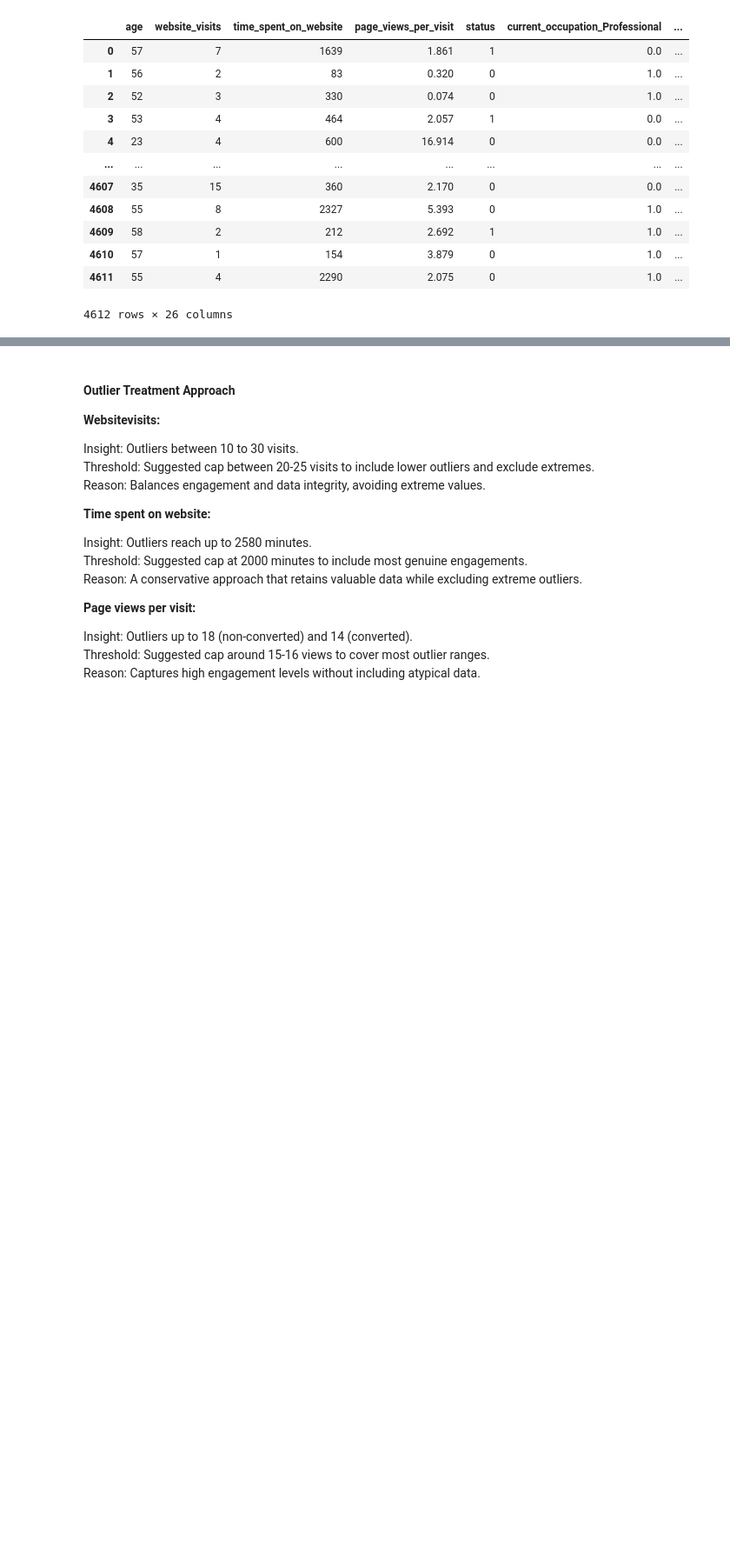
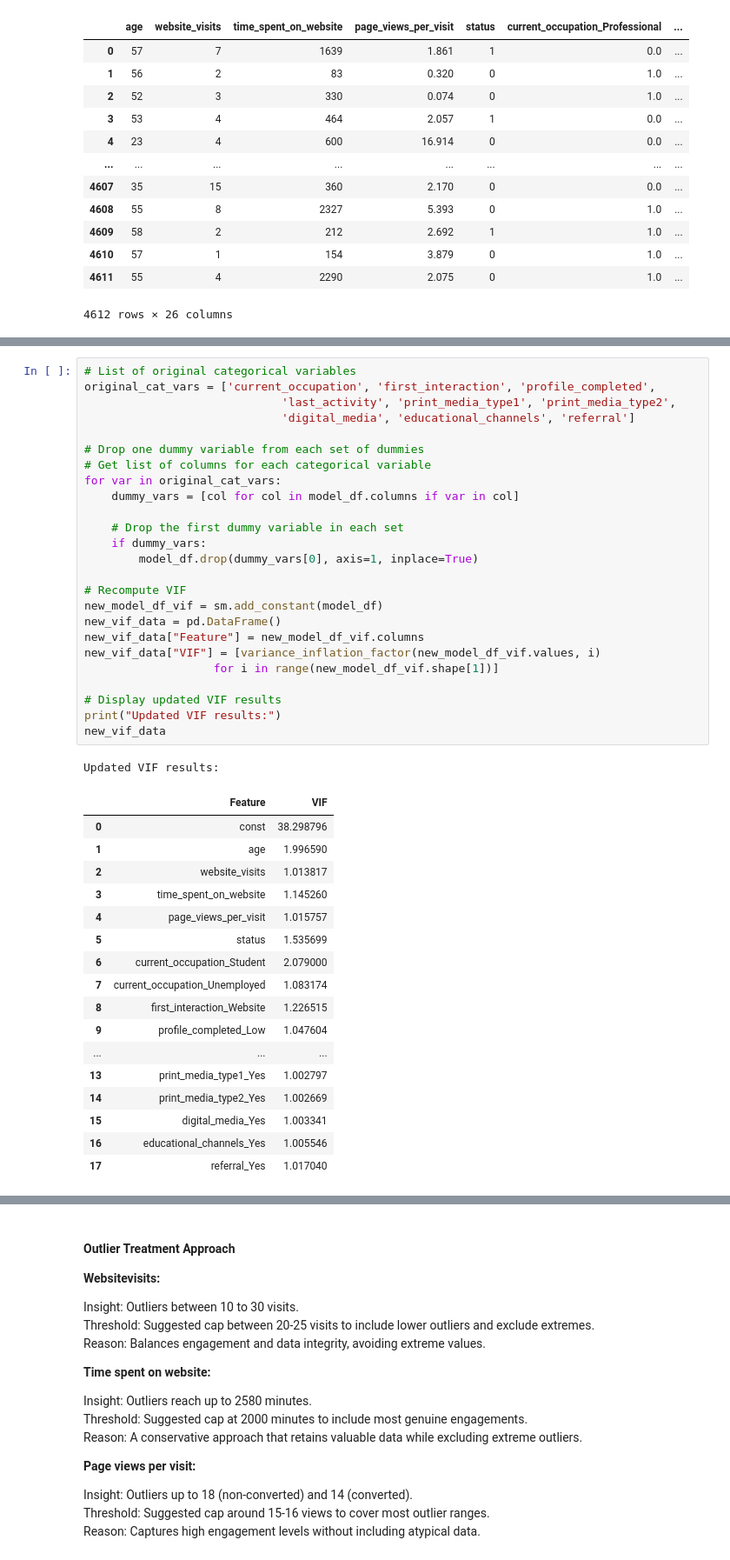
Before and after one commit to Xipilscode/Customer_Churn_ML-Predictive_Analytics, a Jupyter notebook: customer_growth.ipynb, the cells around one changed output, grey strips where cells are left out. Shown: that part at 87% size. Saved outputs shown, nothing was run; the diff lists cells and outputs as text; blank space fills up the shorter version.

```diff
--- a/customer_growth.ipynb
+++ b/customer_growth.ipynb
@@ -543 +614,45 @@ model_df
+# %%
+# List of original categorical variables
+original_cat_vars = ['current_occupation', 'first_interaction', 'profile_completed',
+                             'last_activity', 'print_media_type1', 'print_media_type2',
+                             'digital_media', 'educational_channels', 'referral']
+
+# Drop one dummy variable from each set of dummies
+# Get list of columns for each categorical variable
+for var in original_cat_vars:
+    dummy_vars = [col for col in model_df.columns if var in col]
+
+    # Drop the first dummy variable in each set
+    if dummy_vars:
+        model_df.drop(dummy_vars[0], axis=1, inplace=True)
+
+# Recompute VIF
+new_model_df_vif = sm.add_constant(model_df)
+new_vif_data = pd.DataFrame()
+new_vif_data["Feature"] = new_model_df_vif.columns
+new_vif_data["VIF"] = [variance_inflation_factor(new_model_df_vif.values, i)
+                   for i in range(new_model_df_vif.shape[1])]
+
+# Display updated VIF results
+print("Updated VIF results:")
+new_vif_data
+# %% [output]
+Updated VIF results:
+|  | Feature | VIF |
+| 0 | const | 38.298796 |
+| 1 | age | 1.996590 |
+| 2 | website_visits | 1.013817 |
+| 3 | time_spent_on_website | 1.145260 |
+| 4 | page_views_per_visit | 1.015757 |
+| 5 | status | 1.535699 |
+| 6 | current_occupation_Student | 2.079000 |
+| 7 | current_occupation_Unemployed | 1.083174 |
+| 8 | first_interaction_Website | 1.226515 |
+| 9 | profile_completed_Low | 1.047604 |
+| ... | ... | ... |
+| 13 | print_media_type1_Yes | 1.002797 |
+| 14 | print_media_type2_Yes | 1.002669 |
+| 15 | digital_media_Yes | 1.003341 |
+| 16 | educational_channels_Yes | 1.005546 |
+| 17 | referral_Yes | 1.017040 |
 # %% [markdown]
```
Also changed, not shown: parts of 9 cells of this notebook.
